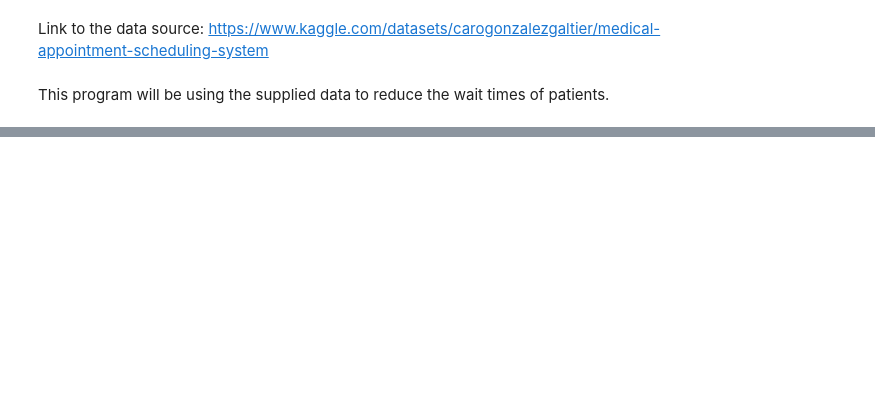
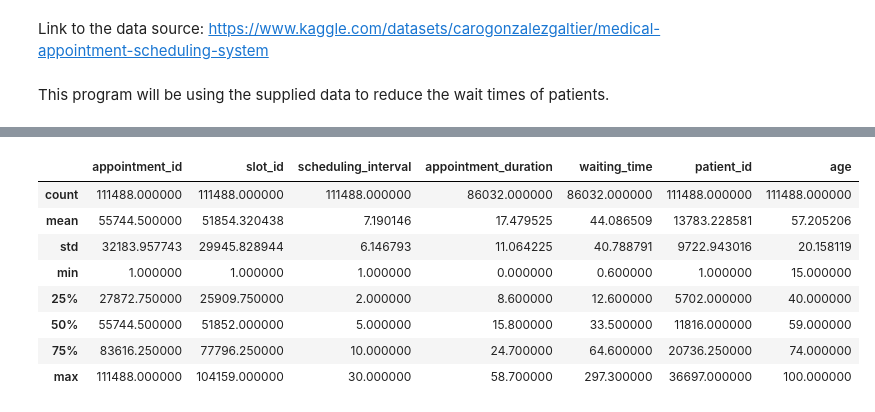
Before and after one commit to Plananas/AI-and-Data-Mining, a Jupyter notebook: AI_and_Datamining.ipynb, the cells around one changed output, grey strips where cells are left out. Cells and saved outputs as stored; diff of their text form; code cells hidden in the pictures; blank space fills up the shorter version.

Commit message:
Imported Data

```diff
--- a/AI_and_Datamining.ipynb
+++ b/AI_and_Datamining.ipynb
@@ -14,0 +21,9 @@ print(cwd)
+# %%
+import pandas as pd
+
+appointments_file_path = "/content/drive/My Drive/Data/appointments.csv"
+patients_file_path = "/content/drive/My Drive/Data/patients.csv"
+slots_file_path = "/content/drive/My Drive/Data/slots.csv"
+appointments = pd.read_csv(appointments_file_path)
+patients = pd.read_csv(patients_file_path)
+slots = pd.read_csv(slots_file_path)
@@ -14,0 +39,12 @@ print(cwd)
+# %%
+appointments.describe()
+# %% [output]
+|  | appointment_id | slot_id | scheduling_interval | appointment_duration | waiting_time | patient_id | age |
+| count | 111488.000000 | 111488.000000 | 111488.000000 | 86032.000000 | 86032.000000 | 111488.000000 | 111488.000000 |
+| mean | 55744.500000 | 51854.320438 | 7.190146 | 17.479525 | 44.086509 | 13783.228581 | 57.205206 |
+| std | 32183.957743 | 29945.828944 | 6.146793 | 11.064225 | 40.788791 | 9722.943016 | 20.158119 |
+| min | 1.000000 | 1.000000 | 1.000000 | 0.000000 | 0.600000 | 1.000000 | 15.000000 |
+| 25% | 27872.750000 | 25909.750000 | 2.000000 | 8.600000 | 12.600000 | 5702.000000 | 40.000000 |
+| 50% | 55744.500000 | 51852.000000 | 5.000000 | 15.800000 | 33.500000 | 11816.000000 | 59.000000 |
+| 75% | 83616.250000 | 77796.250000 | 10.000000 | 24.700000 | 64.600000 | 20736.250000 | 74.000000 |
+| max | 111488.000000 | 104159.000000 | 30.000000 | 58.700000 | 297.300000 | 36697.000000 | 100.000000 |
```
Also changed, not shown: parts of 8 cells of this notebook.
